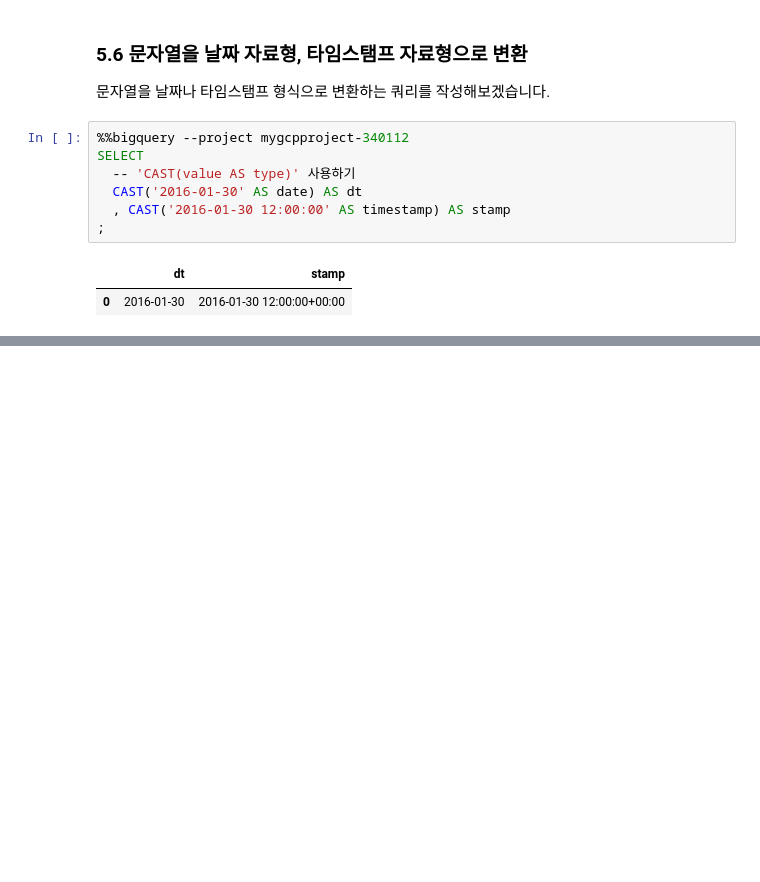
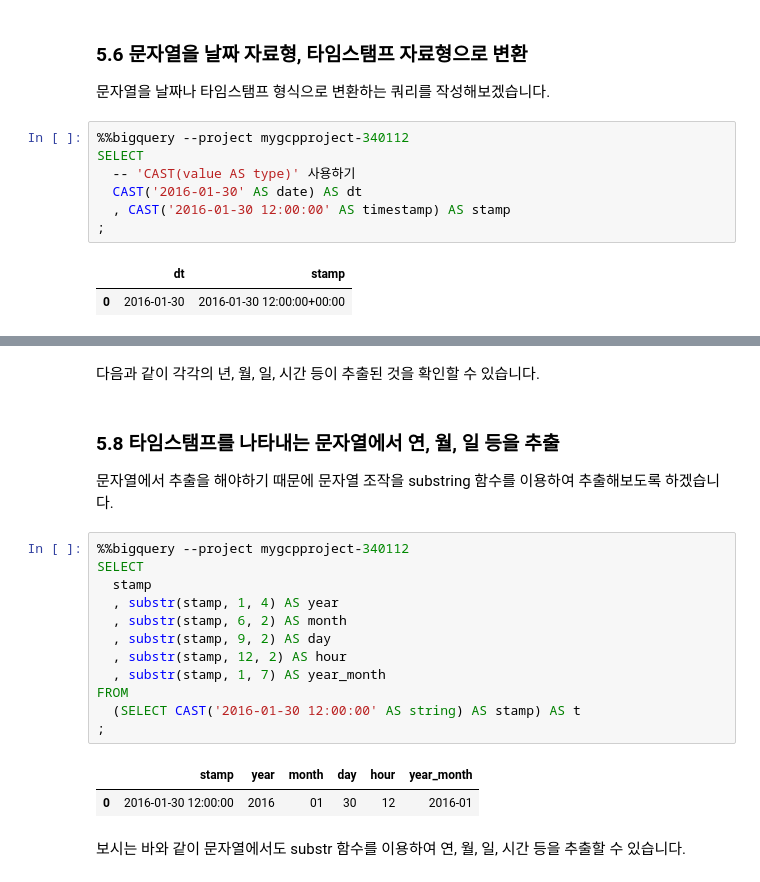
Before and after one commit to yhp2205/SQL, a Jupyter notebook: ch_5.ipynb, the cells around one changed output, grey strips where cells are left out. Drawn from its saved outputs; the diff is of its cells as text; blank space fills up the shorter version.

```diff
--- a/ch_5.ipynb
+++ b/ch_5.ipynb
@@ -203,0 +221,22 @@ SELECT
+# %% [markdown]
+다음과 같이 각각의 년, 월, 일, 시간 등이 추출된 것을 확인할 수 있습니다.
+# %% [markdown]
+### 5.8 타임스탬프를 나타내는 문자열에서 연, 월, 일 등을 추출
+문자열에서 추출을 해야하기 때문에 문자열 조작을 substring 함수를 이용하여 추출해보도록 하겠습니다.
+# %%
+%%bigquery --project mygcpproject-340112
+SELECT
+  stamp
+  , substr(stamp, 1, 4) AS year
+  , substr(stamp, 6, 2) AS month
+  , substr(stamp, 9, 2) AS day
+  , substr(stamp, 12, 2) AS hour
+  , substr(stamp, 1, 7) AS year_month
+FROM
+  (SELECT CAST('2016-01-30 12:00:00' AS string) AS stamp) AS t
+;
+# %% [output]
+|  | stamp | year | month | day | hour | year_month |
+| 0 | 2016-01-30 12:00:00 | 2016 | 01 | 30 | 12 | 2016-01 |
+# %% [markdown]
+보시는 바와 같이 문자열에서도 substr 함수를 이용하여 연, 월, 일, 시간 등을 추출할 수 있습니다.
```
Also changed, not shown: parts of 7 cells of this notebook.
